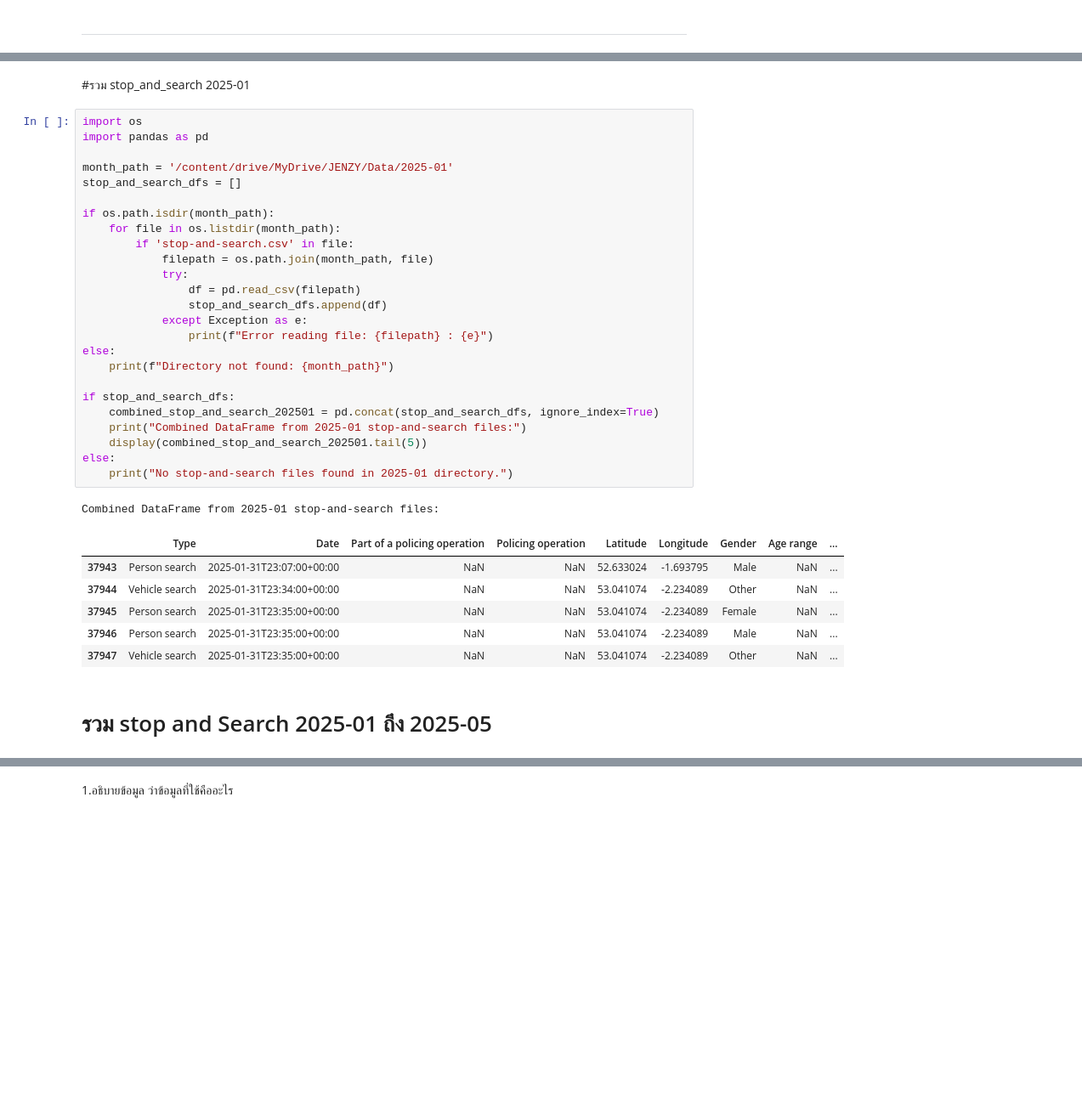
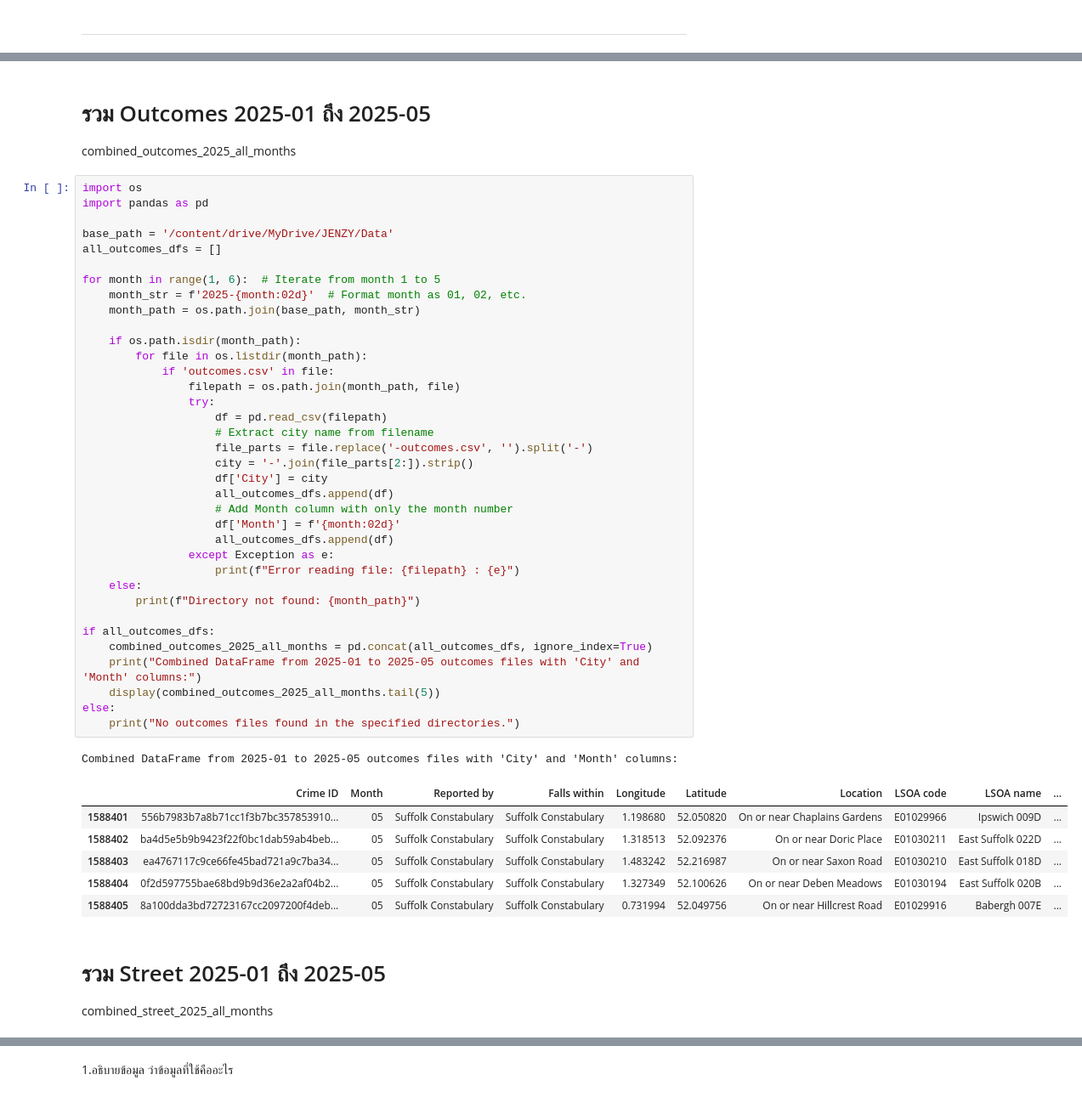
Before and after one commit to jangInw007/JENZY_Project, a Jupyter notebook: JENZY_is_perfect_project_Basicpro.ipynb, the cells around one changed output, grey strips where cells are left out. Shown at 85% size. Drawn from its saved outputs; the diff is of its cells as text; blank space fills up the shorter version.

Commit message:
รวม data ยังไม่ clean

```diff
--- a/JENZY_is_perfect_project_Basicpro.ipynb
+++ b/JENZY_is_perfect_project_Basicpro.ipynb
@@ -250,40 +317,55 @@ Total number of unique cities in the combined data: 38
 # %% [markdown]
-#รวม stop_and_search 2025-01
+# รวม Outcomes 2025-01 ถึง 2025-05
+
+combined_outcomes_2025_all_months
 # %%
 import os
 import pandas as pd
 
-month_path = '/content/drive/MyDrive/JENZY/Data/2025-01'
-stop_and_search_dfs = []
+base_path = '/content/drive/MyDrive/JENZY/Data'
+all_outcomes_dfs = []
 
-if os.path.isdir(month_path):
-    for file in os.listdir(month_path):
-        if 'stop-and-search.csv' in file:
-            filepath = os.path.join(month_path, file)
-            try:
-                df = pd.read_csv(filepath)
-                stop_and_search_dfs.append(df)
-            except Exception as e:
-                print(f"Error reading file: {filepath} : {e}")
+for month in range(1, 6):  # Iterate from month 1 to 5
+    month_str = f'2025-{month:02d}'  # Format month as 01, 02, etc.
+    month_path = os.path.join(base_path, month_str)
+
+    if os.path.isdir(month_path):
+        for file in os.listdir(month_path):
+            if 'outcomes.csv' in file:
+                filepath = os.path.join(month_path, file)
+                try:
+                    df = pd.read_csv(filepath)
+                    # Extract city name from filename
+                    file_parts = file.replace('-outcomes.csv', '').split('-')
+                    city = '-'.join(file_parts[2:]).strip()
+                    df['City'] = city
+                    all_outcomes_dfs.append(df)
+                    # Add Month column with only the month number
+                    df['Month'] = f'{month:02d}'
+                    all_outcomes_dfs.append(df)
+                except Exception as e:
+                    print(f"Error reading file: {filepath} : {e}")
+    else:
+        print(f"Directory not found: {month_path}")
+
+if all_outcomes_dfs:
+    combined_outcomes_2025_all_months = pd.concat(all_outcomes_dfs, ignore_index=True)
+    print("Combined DataFrame from 2025-01 to 2025-05 outcomes files with 'City' and 'Month' columns:")
+    display(combined_outcomes_2025_all_months.tail(5))
 else:
-    print(f"Directory not found: {month_path}")
-
-if stop_and_search_dfs:
-    combined_stop_and_search_202501 = pd.concat(stop_and_search_dfs, ignore_index=True)
-    print("Combined DataFrame from 2025-01 stop-and-search files:")
-    display(combined_stop_and_search_202501.tail(5))
-else:
-    print("No stop-and-search files found in 2025-01 directory.")
+    print("No outcomes files found in the specified directories.")
 # %% [output]
-Combined DataFrame from 2025-01 stop-and-search files:
+Combined DataFrame from 2025-01 to 2025-05 outcomes files with 'City' and 'Month' columns:
-|  | Type | Date | Part of a policing operation | Policing operation | Latitude | Longitude | Gender | Age range | ... |
-| 37943 | Person search | 2025-01-31T23:07:00+00:00 | NaN | NaN | 52.633024 | -1.693795 | Male | NaN | ... |
-| 37944 | Vehicle search | 2025-01-31T23:34:00+00:00 | NaN | NaN | 53.041074 | -2.234089 | Other | NaN | ... |
-| 37945 | Person search | 2025-01-31T23:35:00+00:00 | NaN | NaN | 53.041074 | -2.234089 | Female | NaN | ... |
-| 37946 | Person search | 2025-01-31T23:35:00+00:00 | NaN | NaN | 53.041074 | -2.234089 | Male | NaN | ... |
-| 37947 | Vehicle search | 2025-01-31T23:35:00+00:00 | NaN | NaN | 53.041074 | -2.234089 | Other | NaN | ... |
+|  | Crime ID | Month | Reported by | Falls within | Longitude | Latitude | Location | LSOA code | LSOA name | ... |
+| 1588401 | 556b7983b7a8b71cc1f3b7bc357853910... | 05 | Suffolk Constabulary | Suffolk Constabulary | 1.198680 | 52.050820 | On or near Chaplains Gardens | E01029966 | Ipswich 009D | ... |
+| 1588402 | ba4d5e5b9b9423f22f0bc1dab59ab4beb... | 05 | Suffolk Constabulary | Suffolk Constabulary | 1.318513 | 52.092376 | On or near Doric Place | E01030211 | East Suffolk 022D | ... |
+| 1588403 | ea4767117c9ce66fe45bad721a9c7ba34... | 05 | Suffolk Constabulary | Suffolk Constabulary | 1.483242 | 52.216987 | On or near Saxon Road | E01030210 | East Suffolk 018D | ... |
+| 1588404 | 0f2d597755bae68bd9b9d36e2a2af04b2... | 05 | Suffolk Constabulary | Suffolk Constabulary | 1.327349 | 52.100626 | On or near Deben Meadows | E01030194 | East Suffolk 020B | ... |
+| 1588405 | 8a100dda3bd72723167cc2097200f4deb... | 05 | Suffolk Constabulary | Suffolk Constabulary | 0.731994 | 52.049756 | On or near Hillcrest Road | E01029916 | Babergh 007E | ... |
 # %% [markdown]
-# รวม stop and Search 2025-01 ถึง 2025-05
+# รวม Street 2025-01 ถึง 2025-05
+
+combined_street_2025_all_months
 # %%
 import os
 import pandas as pd
```
Also changed, not shown: parts of 16 cells of this notebook.
